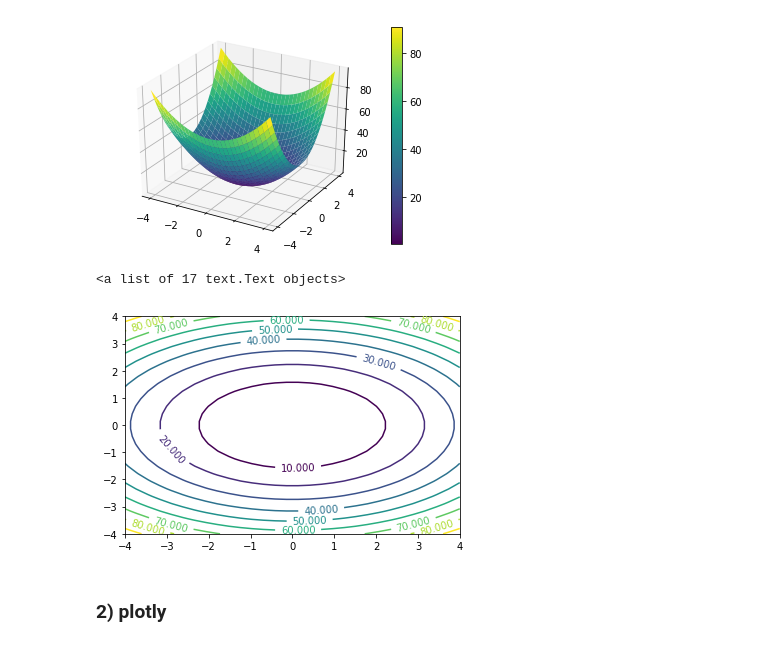
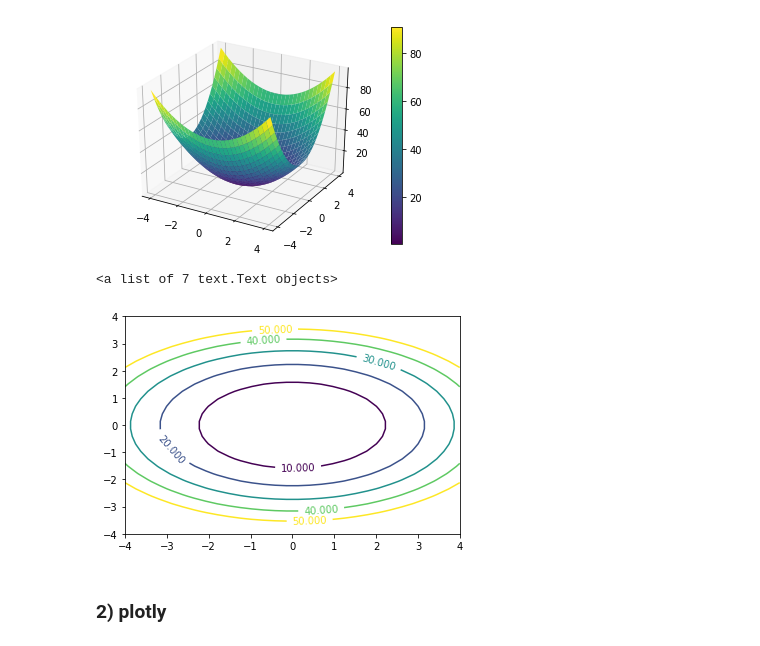
Before and after one commit to SLCFLAB/SamsungDS, a Jupyter notebook: OP_Day_2.ipynb, the cells around one changed output. Saved outputs shown, nothing was run; the diff lists cells and outputs as text; code cells hidden in the pictures.

```diff
--- a/OP_Day_2.ipynb
+++ b/OP_Day_2.ipynb
@@ -32,10 +31,10 @@ fig.colorbar(surf)
 [figure]
 # %%
 fig, ax = plt.subplots()
-CS = ax.contour(X, Y, Z, 10)
+CS = ax.contour(X, Y, Z, [10, 20, 30, 40, 50])
 ax.clabel(CS, fontsize=10)
 # %% [output]
-<a list of 17 text.Text objects>
+<a list of 7 text.Text objects>
-[figure, old version]
+[figure, new version]
 # %% [markdown]
 ### 2) plotly
```
Also changed, not shown: parts of 5 cells of this notebook.
